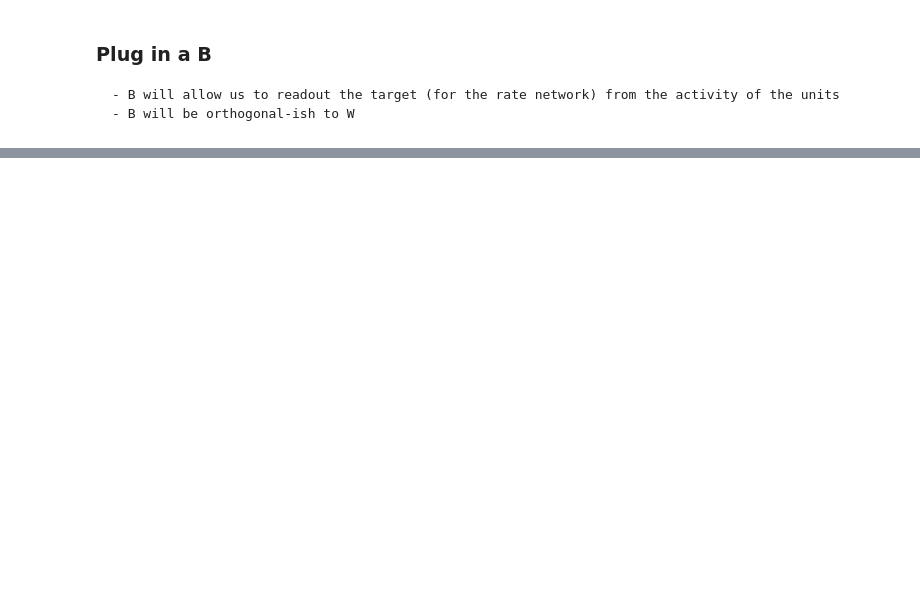
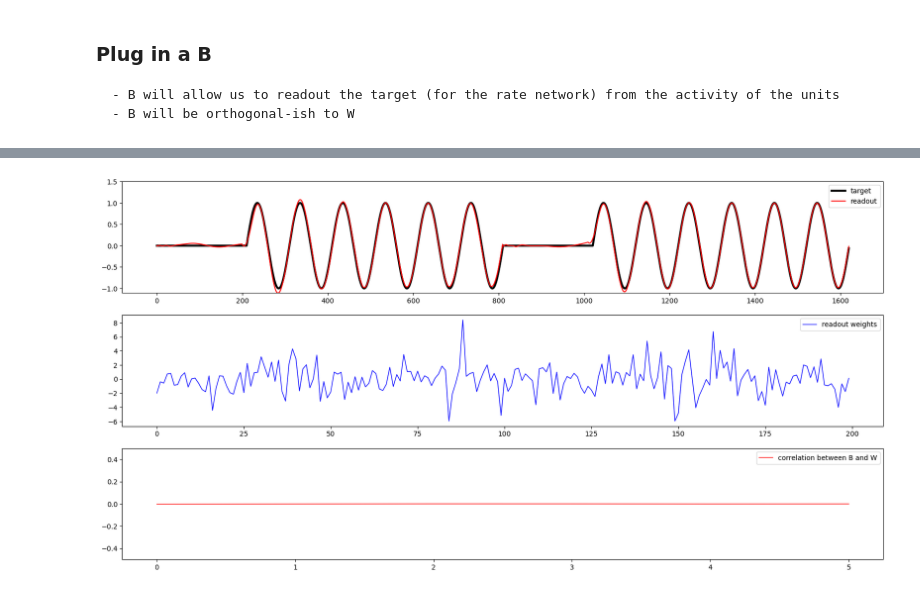
Before and after one commit to andrewZimnik/basal_ganglia, a Jupyter notebook: scripts/multiSpeedLearningModel.ipynb, the cells around one changed output, grey strips where cells are left out. Cells and saved outputs as stored; diff of their text form; code cells hidden in the pictures; blank space fills up the shorter version.

```diff
--- a/scripts/multiSpeedLearningModel.ipynb
+++ b/scripts/multiSpeedLearningModel.ipynb
@@ -602,0 +558,57 @@ def returnRates(u,ipt,b=None):
+# %%
+### use regression to define a B ##
+# make B null to the top 'K' dimensions of W
+numNullDims = 6
+
+# get rates from the trained FORCE network
+
+# regress using activity from 2 contexts
+rates1,_,_ = returnRates(U,INPUT,ctxMag=0.5)
+rates2,_,_ = returnRates(U,INPUT,ctxMag=-0.5)
+
+# reshape to be CT x N
+rates1_rs = rates1.reshape(-1,numN,order='F');
+rates2_rs = rates2.reshape(-1,numN,order='F');
+
+# concatenate
+rates_rs = np.concatenate((rates1_rs,rates2_rs),axis=0)
+
+# reshape the targets from our rate network
+targets_rs = targets.reshape(-1,1,order='F')
+targets_rs = np.tile(targets_rs,(2,1))
+
+# define a regularization term
+ridgeLambda = 1e-3
+
+# define the null space of W, project rates into this space
+W_null = scipy.linalg.null_space(W[:,:numNullDims].T)
+rates_null = rates_rs@W_null
+
+# regress
+b_null = np.linalg.inv(rates_null.T @ rates_null + np.eye(rates_null.shape[1]) * ridgeLambda) @ rates_null.T @ targets_rs
+B = W_null@b_null
+
+# plot target and target_hat
+yHat = rates_rs@B
+plt.figure(figsize=(20,10))
+plt.subplot(3,1,1);
+plt.plot(targets_rs,'k',linewidth=3,label='target');
+plt.plot(yHat,'r',label='readout');
+plt.ylim([-1.1,1.5]);
+plt.legend();
+
+# plot B
+plt.subplot(3,1,2);
+plt.plot(B,'b',linewidth=1,label='readout weights');
+plt.legend();
+
+# calculate correlation between B and each column of W
+plt.subplot(3,1,3);
+bCorr = np.zeros(numZ) + np.nan
+for ii in range(numZ):
+    bCorr[ii] = np.corrcoef(B[:,0],W[:,ii])[0,1]
+plt.plot(bCorr,'r',linewidth=1,label='correlation between B and W');
+plt.ylim([-0.5,0.5]);
+plt.legend();
+# %% [output]
+[figure, added]
```
Also changed, not shown: parts of 42 cells of this notebook, 2 other files.
